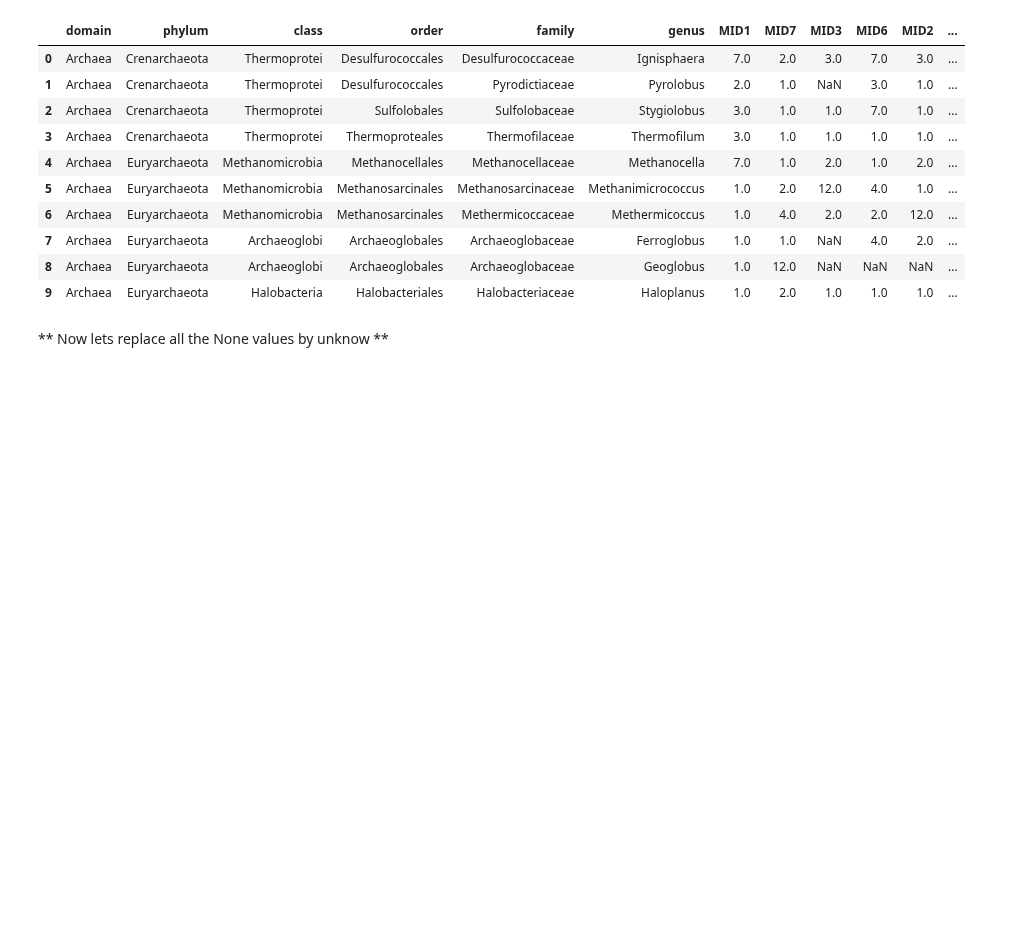
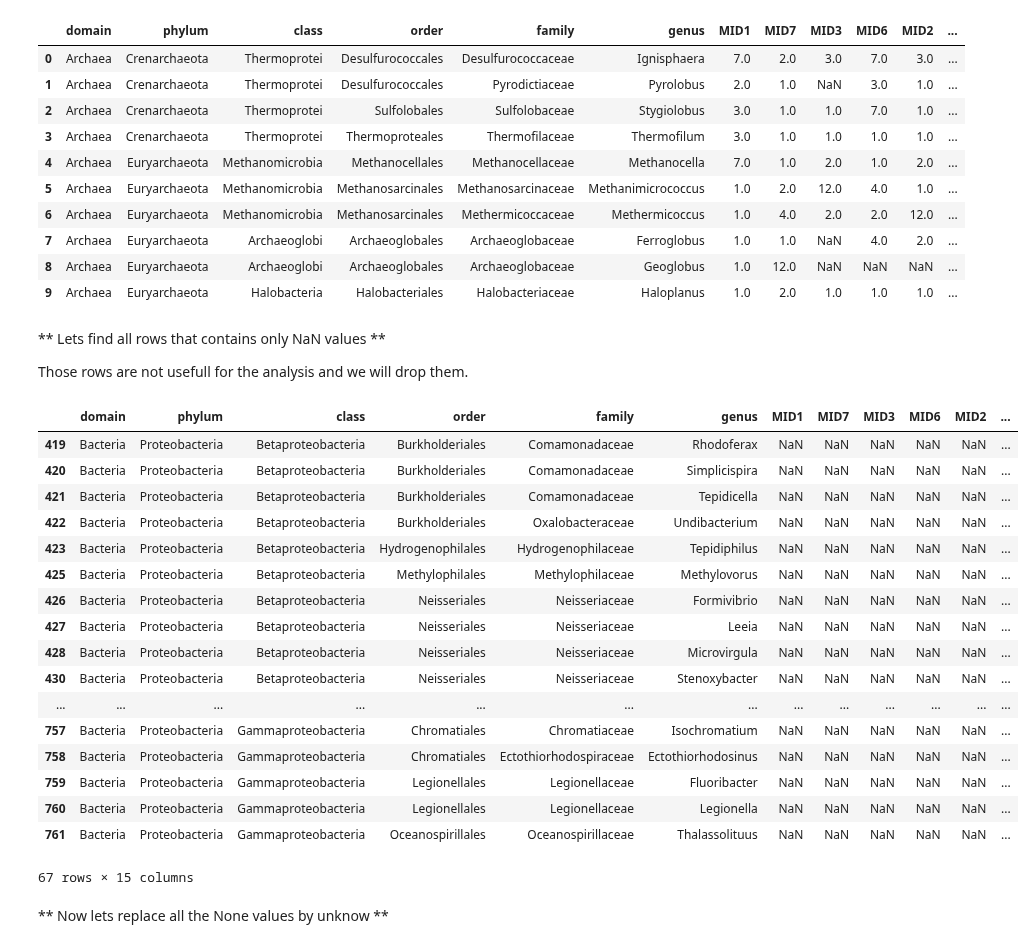
Before and after one commit to vincenzobaz/VBTALL-ADA2017, a Jupyter notebook: Homework 1.ipynb, the cells around one changed output. Cells and saved outputs as stored; diff of their text form; code cells hidden in the pictures; blank space fills up the shorter version.

```diff
--- a/Homework 1.ipynb
+++ b/Homework 1.ipynb
@@ -257,3 +257,35 @@ clean_data.head(10)
 | 7 | Archaea | Euryarchaeota | Archaeoglobi | Archaeoglobales | Archaeoglobaceae | Ferroglobus | 1.0 | 1.0 | NaN | 4.0 | 2.0 | ... |
 | 8 | Archaea | Euryarchaeota | Archaeoglobi | Archaeoglobales | Archaeoglobaceae | Geoglobus | 1.0 | 12.0 | NaN | NaN | NaN | ... |
 | 9 | Archaea | Euryarchaeota | Halobacteria | Halobacteriales | Halobacteriaceae | Haloplanus | 1.0 | 2.0 | 1.0 | 1.0 | 1.0 | ... |
+# %% [markdown]
+** Lets find all rows that contains only NaN values **
+
+Those rows are not usefull for the analysis and we will drop them.
+# %%
+# Get a table with True in place of a row where all the MID values are null
+table_of_null_row = pd.isnull(clean_data[metadata.barcode]).all(axis=1)
+
+# Get the associated indexes
+index_of_null_row = table_of_null_row[table_of_null_row].index[:]
+
+# Lets check that the value are actually null
+clean_data.iloc[index_of_null_row]
+# %% [output]
+|  | domain | phylum | class | order | family | genus | MID1 | MID7 | MID3 | MID6 | MID2 | ... |
+| 419 | Bacteria | Proteobacteria | Betaproteobacteria | Burkholderiales | Comamonadaceae | Rhodoferax | NaN | NaN | NaN | NaN | NaN | ... |
+| 420 | Bacteria | Proteobacteria | Betaproteobacteria | Burkholderiales | Comamonadaceae | Simplicispira | NaN | NaN | NaN | NaN | NaN | ... |
+| 421 | Bacteria | Proteobacteria | Betaproteobacteria | Burkholderiales | Comamonadaceae | Tepidicella | NaN | NaN | NaN | NaN | NaN | ... |
+| 422 | Bacteria | Proteobacteria | Betaproteobacteria | Burkholderiales | Oxalobacteraceae | Undibacterium | NaN | NaN | NaN | NaN | NaN | ... |
+| 423 | Bacteria | Proteobacteria | Betaproteobacteria | Hydrogenophilales | Hydrogenophilaceae | Tepidiphilus | NaN | NaN | NaN | NaN | NaN | ... |
+| 425 | Bacteria | Proteobacteria | Betaproteobacteria | Methylophilales | Methylophilaceae | Methylovorus | NaN | NaN | NaN | NaN | NaN | ... |
+| 426 | Bacteria | Proteobacteria | Betaproteobacteria | Neisseriales | Neisseriaceae | Formivibrio | NaN | NaN | NaN | NaN | NaN | ... |
+| 427 | Bacteria | Proteobacteria | Betaproteobacteria | Neisseriales | Neisseriaceae | Leeia | NaN | NaN | NaN | NaN | NaN | ... |
+| 428 | Bacteria | Proteobacteria | Betaproteobacteria | Neisseriales | Neisseriaceae | Microvirgula | NaN | NaN | NaN | NaN | NaN | ... |
+| 430 | Bacteria | Proteobacteria | Betaproteobacteria | Neisseriales | Neisseriaceae | Stenoxybacter | NaN | NaN | NaN | NaN | NaN | ... |
+| ... | ... | ... | ... | ... | ... | ... | ... | ... | ... | ... | ... | ... |
+| 757 | Bacteria | Proteobacteria | Gammaproteobacteria | Chromatiales | Chromatiaceae | Isochromatium | NaN | NaN | NaN | NaN | NaN | ... |
+| 758 | Bacteria | Proteobacteria | Gammaproteobacteria | Chromatiales | Ectothiorhodospiraceae | Ectothiorhodosinus | NaN | NaN | NaN | NaN | NaN | ... |
+| 759 | Bacteria | Proteobacteria | Gammaproteobacteria | Legionellales | Legionellaceae | Fluoribacter | NaN | NaN | NaN | NaN | NaN | ... |
+| 760 | Bacteria | Proteobacteria | Gammaproteobacteria | Legionellales | Legionellaceae | Legionella | NaN | NaN | NaN | NaN | NaN | ... |
+| 761 | Bacteria | Proteobacteria | Gammaproteobacteria | Oceanospirillales | Oceanospirillaceae | Thalassolituus | NaN | NaN | NaN | NaN | NaN | ... |
+67 rows × 15 columns
```
Also changed, not shown: parts of 11 cells of this notebook.
